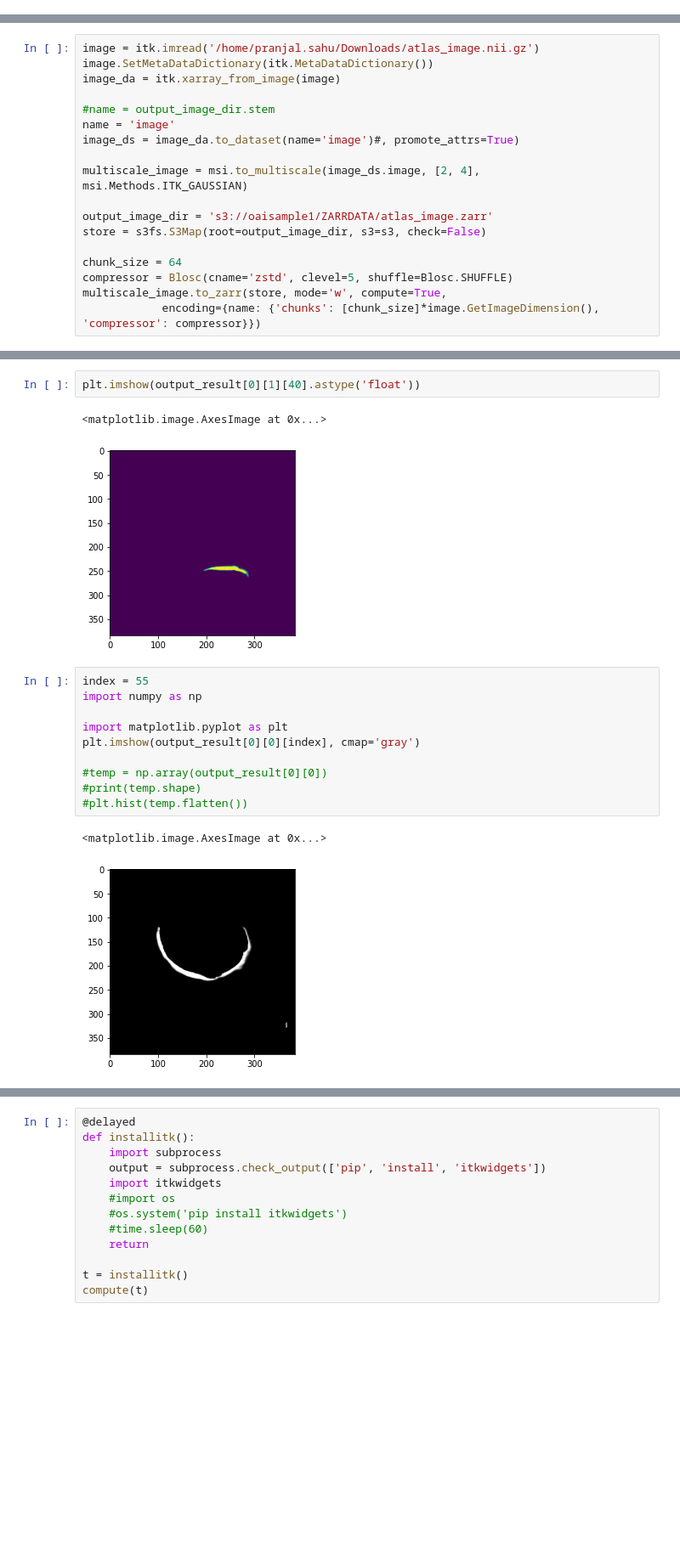
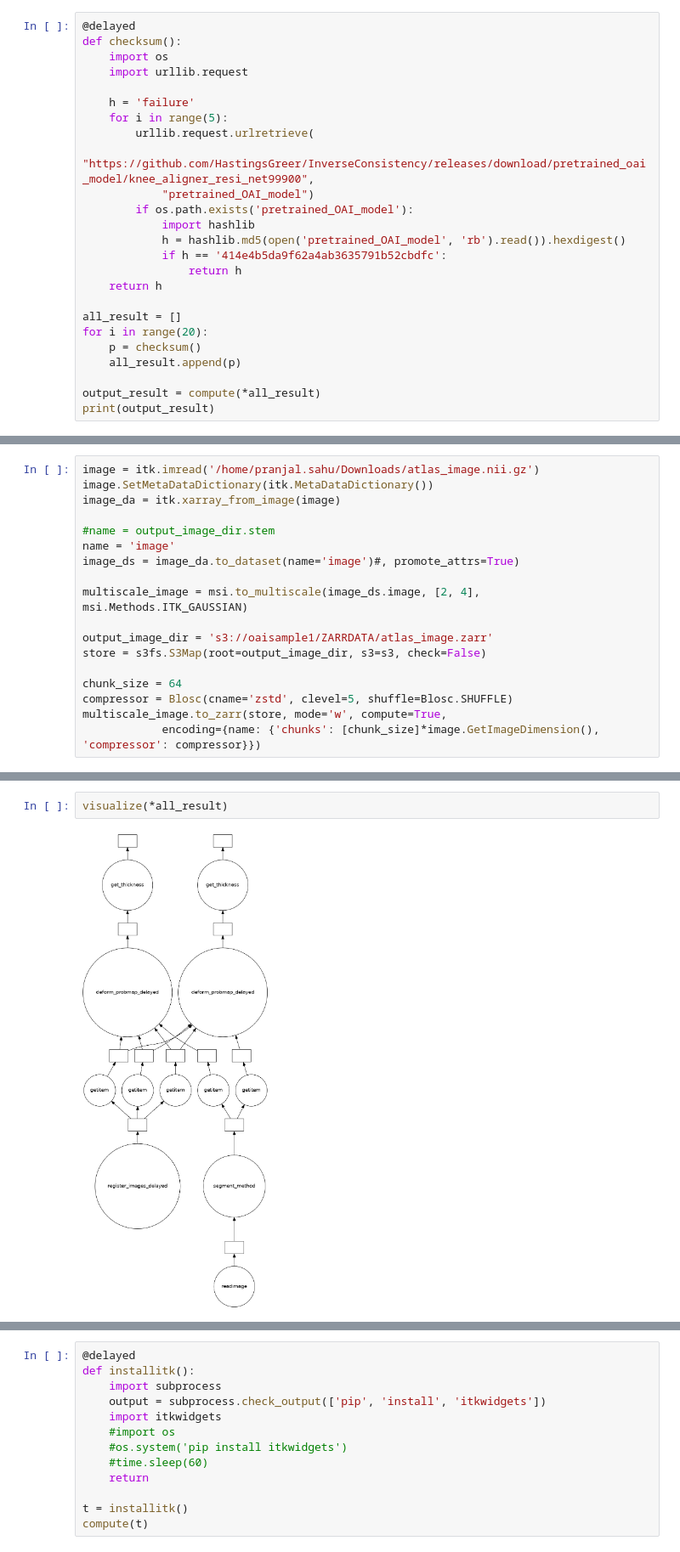
Before and after one commit to PranjalSahu/OAI_analysis_2, a Jupyter notebook: notebooks/DaskComputationCoiled.ipynb, the cells around one changed output, grey strips where cells are left out. Shown at 85% size. Cells and saved outputs as stored; diff of their text form; blank space fills up the shorter version.

Commit message:
Adding working code with garbage collection and other import changes

```diff
--- a/notebooks/DaskComputationCoiled.ipynb
+++ b/notebooks/DaskComputationCoiled.ipynb
@@ -179,0 +697,25 @@ cluster.close()
+# %%
+@delayed
+def checksum():
+    import os
+    import urllib.request
+
+    h = 'failure'
+    for i in range(5):
+        urllib.request.urlretrieve(
+            "https://github.com/HastingsGreer/InverseConsistency/releases/download/pretrained_oai_model/knee_aligner_resi_net99900",
+            "pretrained_OAI_model")
+        if os.path.exists('pretrained_OAI_model'):
+            import hashlib
+            h = hashlib.md5(open('pretrained_OAI_model', 'rb').read()).hexdigest()
+            if h == '414e4b5da9f62a4ab3635791b52cbdfc':
+                return h
+    return h
+
+all_result = []
+for i in range(20):
+    p = checksum()
+    all_result.append(p)
+
+output_result = compute(*all_result)
+print(output_result)
@@ -658,18 +838,4 @@ itkwidgets.view(geometries=[m1, m2])
-# %%
-plt.imshow(output_result[0][1][40].astype('float'))
-# %% [output]
-<matplotlib.image.AxesImage at 0x...>
-[figure, removed]
-# %%
-index = 55
-import numpy as np
-
-import matplotlib.pyplot as plt
-plt.imshow(output_result[0][0][index], cmap='gray')
-
-#temp = np.array(output_result[0][0])
-#print(temp.shape)
-#plt.hist(temp.flatten())
-# %% [output]
-<matplotlib.image.AxesImage at 0x...>
-[figure, removed]
+# %%
+visualize(*all_result)
+# %% [output]
+[figure, added]
```
Also changed, not shown: parts of 36 cells of this notebook.
